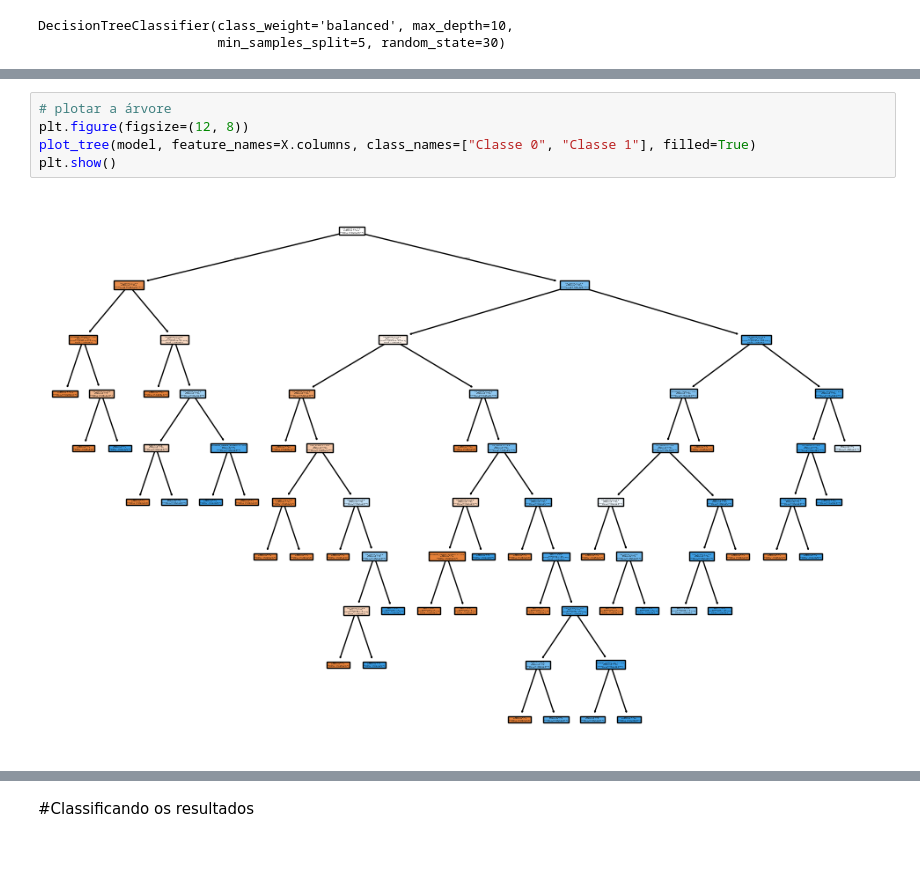
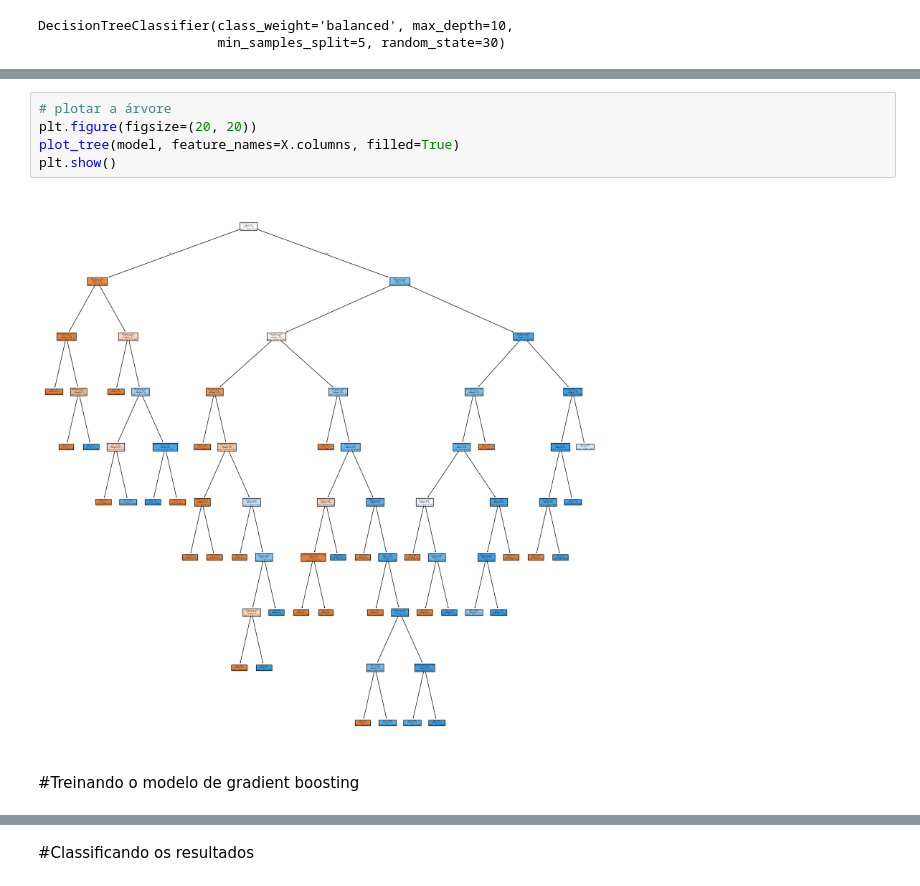
Before and after one commit to carinalanchine/aprendizado-de-maquina-saude, a Jupyter notebook: Projeto de aplicação/main.ipynb, the cells around one changed output, grey strips where cells are left out. Drawn from its saved outputs; the diff is of its cells as text; blank space fills up the shorter version.

```diff
--- a/Projeto de aplicação/main.ipynb
+++ b/Projeto de aplicação/main.ipynb
@@ -242,9 +237,11 @@ Matriz de Confusão:
 [figure]
 # %%
 # plotar a árvore
-plt.figure(figsize=(12, 8))
-plot_tree(model, feature_names=X.columns, class_names=["Classe 0", "Classe 1"], filled=True)
+plt.figure(figsize=(20, 20))
+plot_tree(model, feature_names=X.columns, filled=True)
 plt.show()
 # %% [output]
-[figure, old version]
+[figure, new version]
+# %% [markdown]
+#Treinando o modelo de gradient boosting
 # %%
```
Also changed, not shown: parts of 5 cells of this notebook.
